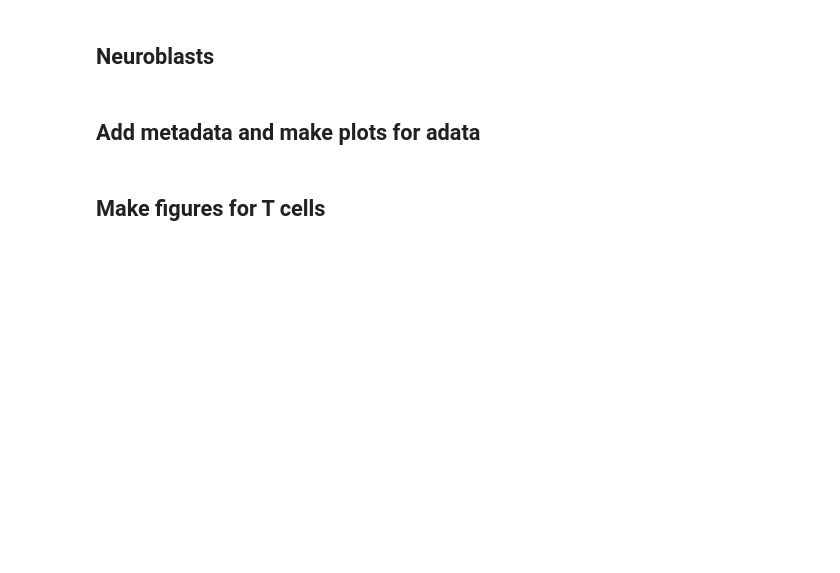
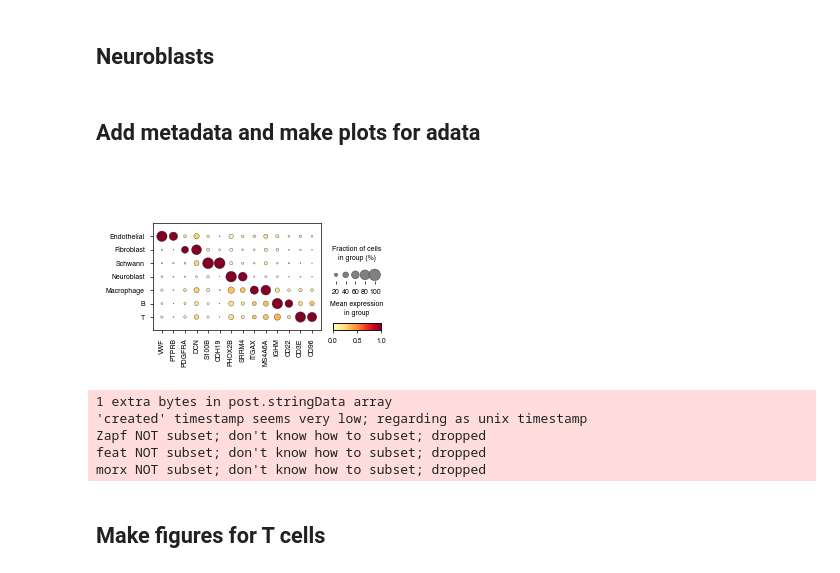
Before and after one commit to pughlab/neuroblastoma_spatial_tcr, a Jupyter notebook: scripts/2.subcluster_and_visualize_metadata.ipynb, the cells around one changed output. Saved outputs shown, nothing was run; the diff lists cells and outputs as text; code cells hidden in the pictures; blank space fills up the shorter version.

```diff
--- a/scripts/2.subcluster_and_visualize_metadata.ipynb
+++ b/scripts/2.subcluster_and_visualize_metadata.ipynb
@@ -30,6 +30,7 @@ figdir = '/Users/yyj/Doc/1_dod_dec25/figures/' #outdir = '/path/to/integrated/fi
 # Figure settings
 plt.rcParams['savefig.transparent'] = True
 plt.rcParams['savefig.dpi'] = 600
+mpl.rcParams['pdf.fonttype'] = 42
 mpl.rcParams["font.family"] = "Helvetica"
 mpl.rcParams['font.size'] = 6 # 5-7
 sc.settings.figdir = figdir
@@ -354,6 +355,8 @@ print(adata.obs['neuro_subtype'].value_counts())
 adata_neuro.write_h5ad(outdir + 'Neuroblast_labeled.h5ad', compression='gzip')
 # %% [markdown]
 ## Add metadata and make plots for adata
+# %%
+adata = sc.read_h5ad(indir + 'xenium_integrated_labeled.h5ad')
 # %%
 # Initialize celltypes_all with the broad celltype
 adata.obs['celltypes_all'] = adata.obs['celltype'].astype(str)
@@ -666,31 +694,38 @@ for _, ax in ax_dict.items():
     if ax is None:
         continue
     ax.tick_params(axis="both", which="both", width=0.5, length=2)
 
 # Main panel border
 main_ax = ax_dict.get("mainplot_ax", None)
 if main_ax is not None:
     for spine in main_ax.spines.values():
         spine.set_visible(True)
         spine.set_linewidth(0.5)
         spine.set_color("#000000")
 
 # Color legend bar border
 cax = ax_dict.get("color_legend_ax", None)
 if cax is not None:
     for spine in cax.spines.values():
         spine.set_visible(True)
         spine.set_linewidth(0.5)
         spine.set_color("#000000")
 
 
 # Styling and save
 fig = dp.fig
-fig.set_size_inches(9/2.54, 6/2.54, forward=True)
+fig.set_size_inches(7.5/2.54, 5/2.54, forward=True)
 fig.tight_layout()
 fig.canvas.draw()
 
 display(fig)
 
 fig.savefig(f"{figdir}celltype_dotplot.pdf", bbox_inches="tight")
 plt.close(fig)
+# %% [output]
+[figure, added]
+1 extra bytes in post.stringData array
+'created' timestamp seems very low; regarding as unix timestamp
+Zapf NOT subset; don't know how to subset; dropped
+feat NOT subset; don't know how to subset; dropped
+morx NOT subset; don't know how to subset; dropped
```
Also changed, not shown: parts of 18 cells of this notebook, 24 other files.
